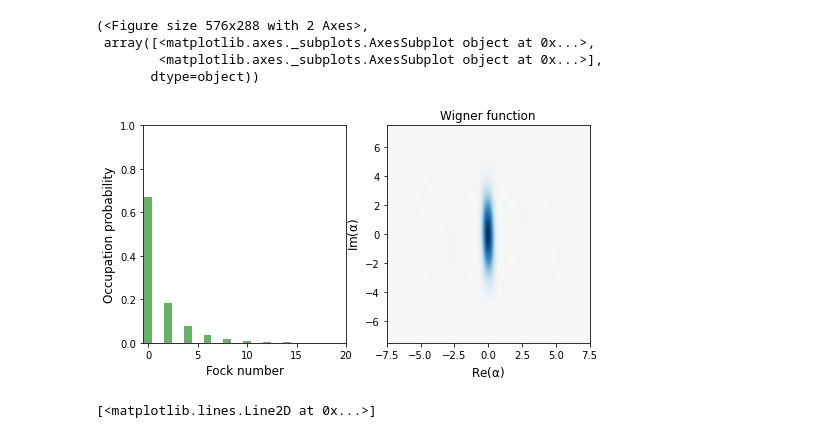
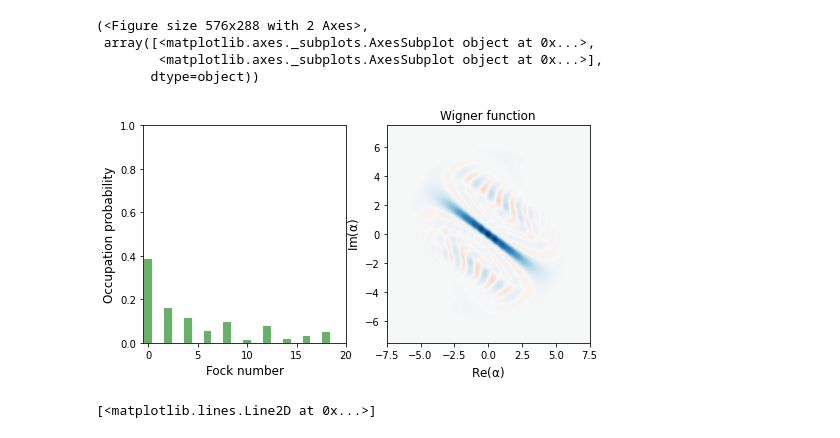
Before and after one commit to R-Thomm/Robin-Master, a Jupyter notebook: squeezed.ipynb, the cells around one changed output. Saved outputs shown, nothing was run; the diff lists cells and outputs as text; code cells hidden in the pictures.

```diff
--- a/squeezed.ipynb
+++ b/squeezed.ipynb
@@ -61,15 +58,15 @@ resultP = mesolve(H, psi0, timesP, args=argsP)
 timesQP = np.linspace(-2,12,600)
 resultQP = mesolve(H, psi0, timesQP, args=argsQP)
 # %%
-psi = resultQ.states[-1]
+psi = resultQP.states[-1]
 
 plot_wigner_fock_distribution(psi)
 # %% [output]
 (<Figure size 576x288 with 2 Axes>,
  array([<matplotlib.axes._subplots.AxesSubplot object at 0x...>,
         <matplotlib.axes._subplots.AxesSubplot object at 0x...>],
        dtype=object))
-[figure, old version]
+[figure, new version]
 # %%
 # dimensionless position and momentum operators
 ad = create(n)
```
Also changed, not shown: parts of 4 cells of this notebook.
